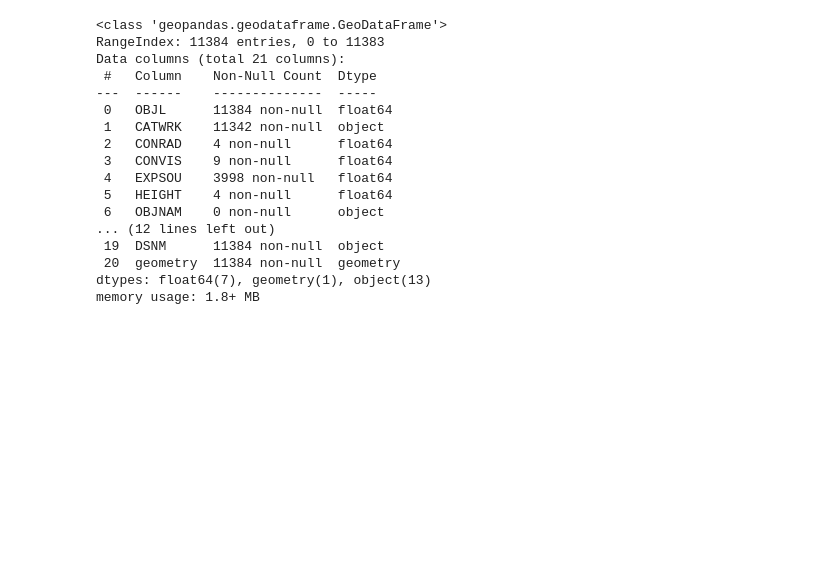
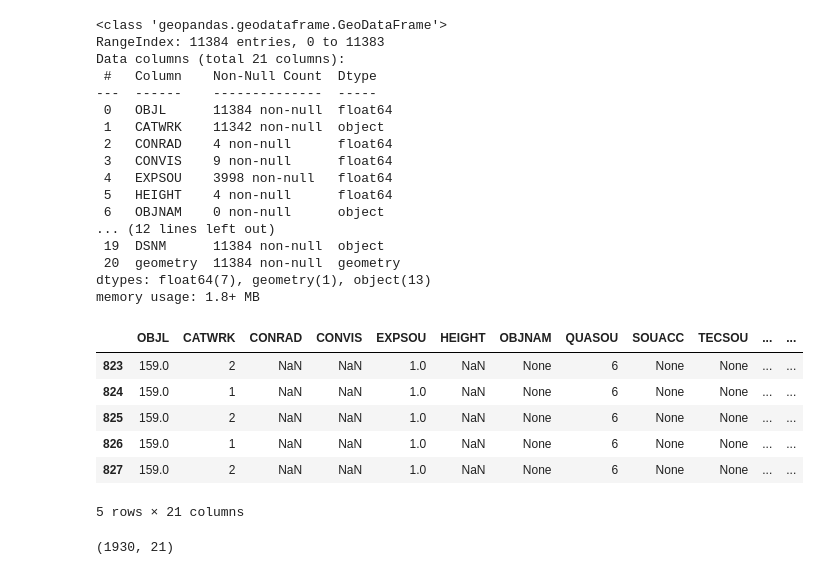
Before and after one commit to Data-Science-for-Conservation/Ocean_GIS_for_Python, a Jupyter notebook: GIS_Analysis.ipynb, the cells around one changed output. Cells and saved outputs as stored; diff of their text form; code cells hidden in the pictures; blank space fills up the shorter version.

Commit message:
feat: add Biela data, remove ENC wrecks outside area of interest

```diff
--- a/GIS_Analysis.ipynb
+++ b/GIS_Analysis.ipynb
@@ -142,0 +137,30 @@ memory usage: 1.8+ MB
+# %%
+# Remove points outside the general area of interest (southern MA to northern NJ)
+#   Longitude extent for area of interest = [-74.95, -63.6]
+#   Latitude extent for area of interest = [38.8, 41.8]
+
+# Create a polygon using the lat/lon values
+enc_extent = shapely.geometry.Polygon(((-63.6, 38.8),
+                                      (-63.6, 41.8),
+                                      (-74.95, 41.8),
+                                      (-74.95, 38.8),
+                                      (-63.6, 38.8)))
+# %%
+# Create mask for points of ENC wrecks that fall in polygon
+in_extent = enc_wrecks['geometry'].within(enc_extent)
+
+# Update GeoDataFrame keeping only those points
+enc_wrecks = enc_wrecks[in_extent]
+enc_wrecks.head()
+# %% [output]
+|  | OBJL | CATWRK | CONRAD | CONVIS | EXPSOU | HEIGHT | OBJNAM | QUASOU | SOUACC | TECSOU | ... | ... |
+| 823 | 159.0 | 2 | NaN | NaN | 1.0 | NaN | None | 6 | None | None | ... | ... |
+| 824 | 159.0 | 1 | NaN | NaN | 1.0 | NaN | None | 6 | None | None | ... | ... |
+| 825 | 159.0 | 2 | NaN | NaN | 1.0 | NaN | None | 6 | None | None | ... | ... |
+| 826 | 159.0 | 1 | NaN | NaN | 1.0 | NaN | None | 6 | None | None | ... | ... |
+| 827 | 159.0 | 2 | NaN | NaN | 1.0 | NaN | None | 6 | None | None | ... | ... |
+5 rows × 21 columns
+# %%
+enc_wrecks.shape
+# %% [output]
+(1930, 21)
```
Also changed, not shown: parts of 12 cells of this notebook.
